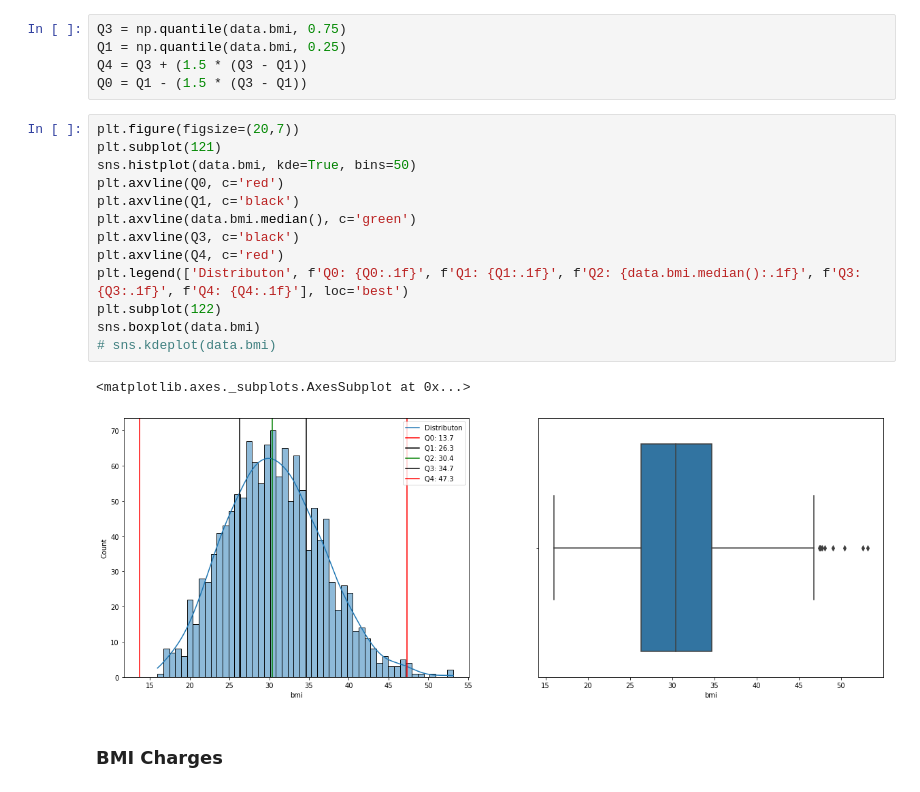
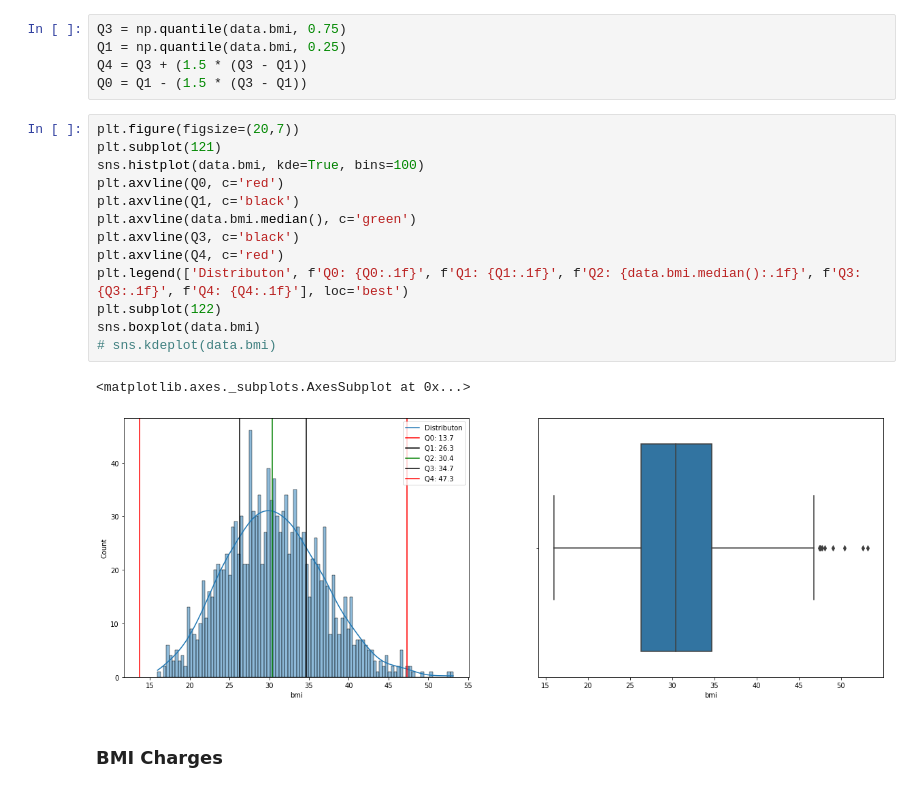
Before and after one commit to ozantahta/Medical-Cost-Analysis-EDA, a Jupyter notebook: Medical_Cost_Analysis.ipynb, the cells around one changed output. Cells and saved outputs as stored; diff of their text form.

```diff
--- a/Medical_Cost_Analysis.ipynb
+++ b/Medical_Cost_Analysis.ipynb
@@ -271,19 +299,19 @@ Q0 = Q1 - (1.5 * (Q3 - Q1))
 # %%
 plt.figure(figsize=(20,7))
 plt.subplot(121)
-sns.histplot(data.bmi, kde=True, bins=50)
+sns.histplot(data.bmi, kde=True, bins=100)
 plt.axvline(Q0, c='red')
 plt.axvline(Q1, c='black')
 plt.axvline(data.bmi.median(), c='green')
 plt.axvline(Q3, c='black')
 plt.axvline(Q4, c='red')
 plt.legend(['Distributon', f'Q0: {Q0:.1f}', f'Q1: {Q1:.1f}', f'Q2: {data.bmi.median():.1f}', f'Q3: {Q3:.1f}', f'Q4: {Q4:.1f}'], loc='best')
 plt.subplot(122)
 sns.boxplot(data.bmi)
 # sns.kdeplot(data.bmi)
 # %% [output]
 <matplotlib.axes._subplots.AxesSubplot at 0x...>
-[figure, old version]
+[figure, new version]
 # %% [markdown]
 ### BMI Charges
 # %%
```
Also changed, not shown: parts of 34 cells of this notebook, 1 other file.
